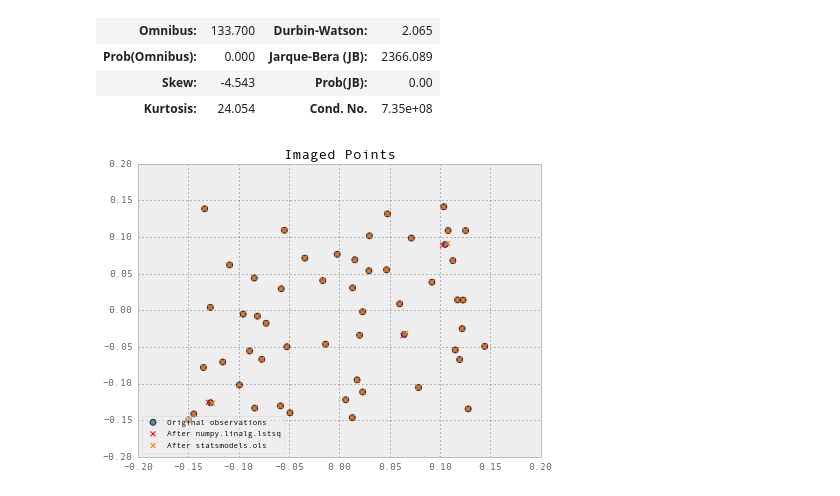
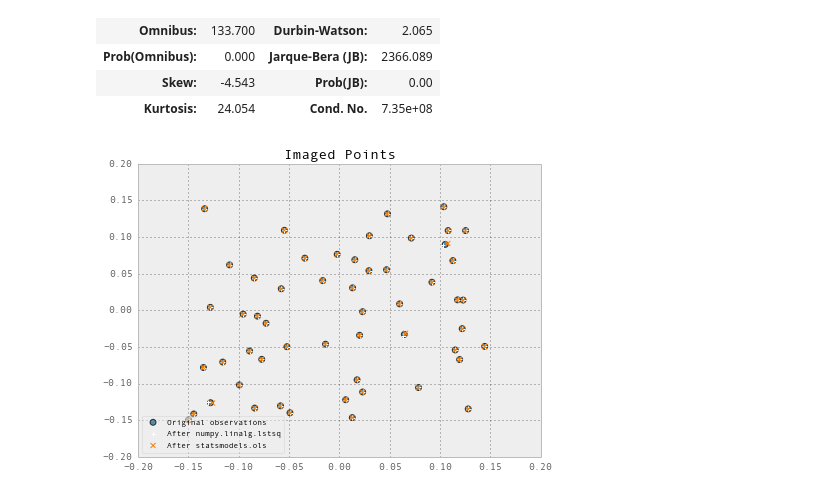
Before and after one commit to urschrei/linalg, a Jupyter notebook: statsmodels.ipynb, the cells around one changed output. Saved outputs shown, nothing was run; the diff lists cells and outputs as text; code cells hidden in the pictures.

```diff
--- a/statsmodels.ipynb
+++ b/statsmodels.ipynb
@@ -43,35 +43,34 @@ orig = plt.scatter(
     coords['x_coordinates'],
     coords['y_coordinates'],
     color='#236b8e',
     edgecolor='k',
     lw=1,
     s=35,
     alpha=0.75)
 upd = plt.scatter(
     coords['new_x'],
     coords['new_y'],
-    marker='x',
-    color='r',
+    marker='+',
+    color='w',
     lw=1,
     s=25)
 sm = plt.scatter(
     coords['statsmodels_new_x'],
     coords['statsmodels_new_y'],
     marker='x',
     color='#FF7F00',
     lw=1,
     s=25)
 plt.title("Imaged Points")
 leg = plt.legend(
     (orig, upd, sm),
     ('Original observations',
      'After numpy.linalg.lstsq',
     'After statsmodels.ols'),
     loc='lower left',
     scatterpoints=1,
     fontsize=8)
 leg.get_frame().set_alpha(0.5)
-plt.show()
-# plt.savefig('results.png', dpi=100, alpha=True)
+plt.savefig('results.png', dpi=100, alpha=True)
 # %% [output]
-[figure, old version]
+[figure, new version]
```
Also changed, not shown: 2 other files.
